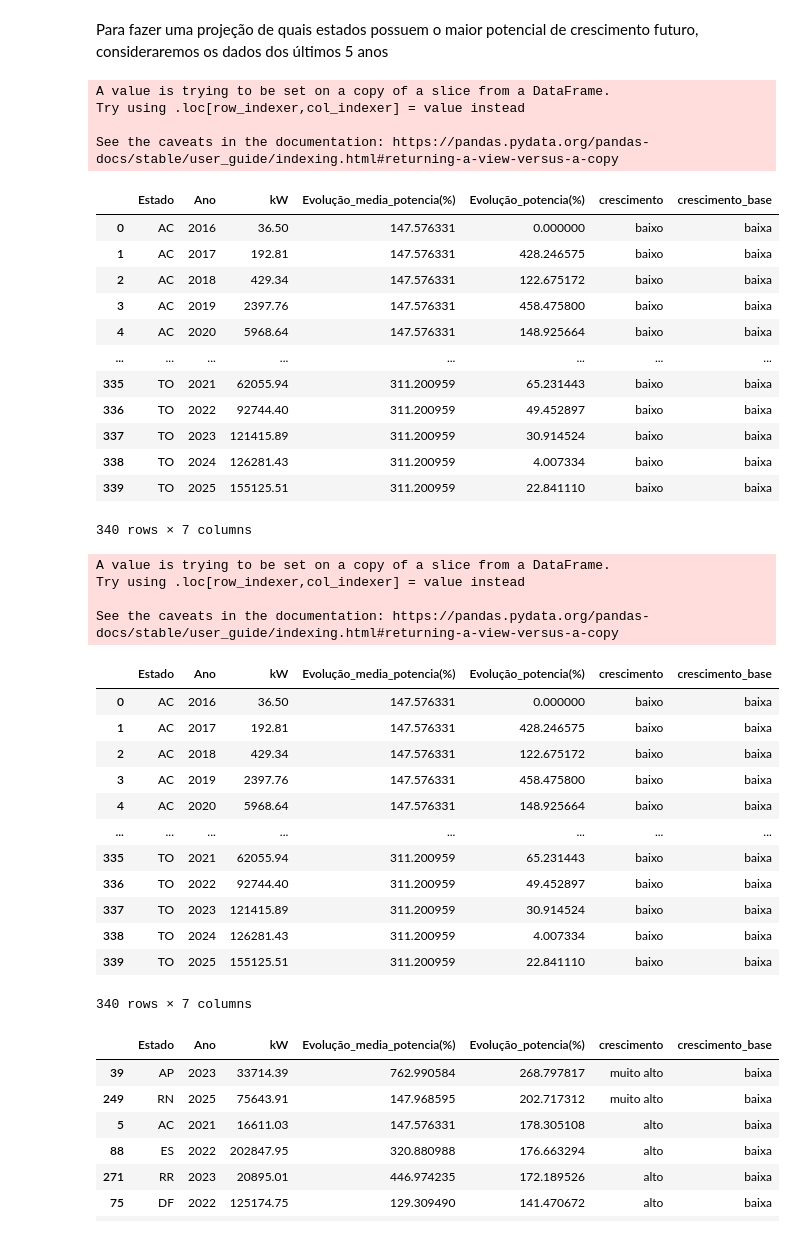
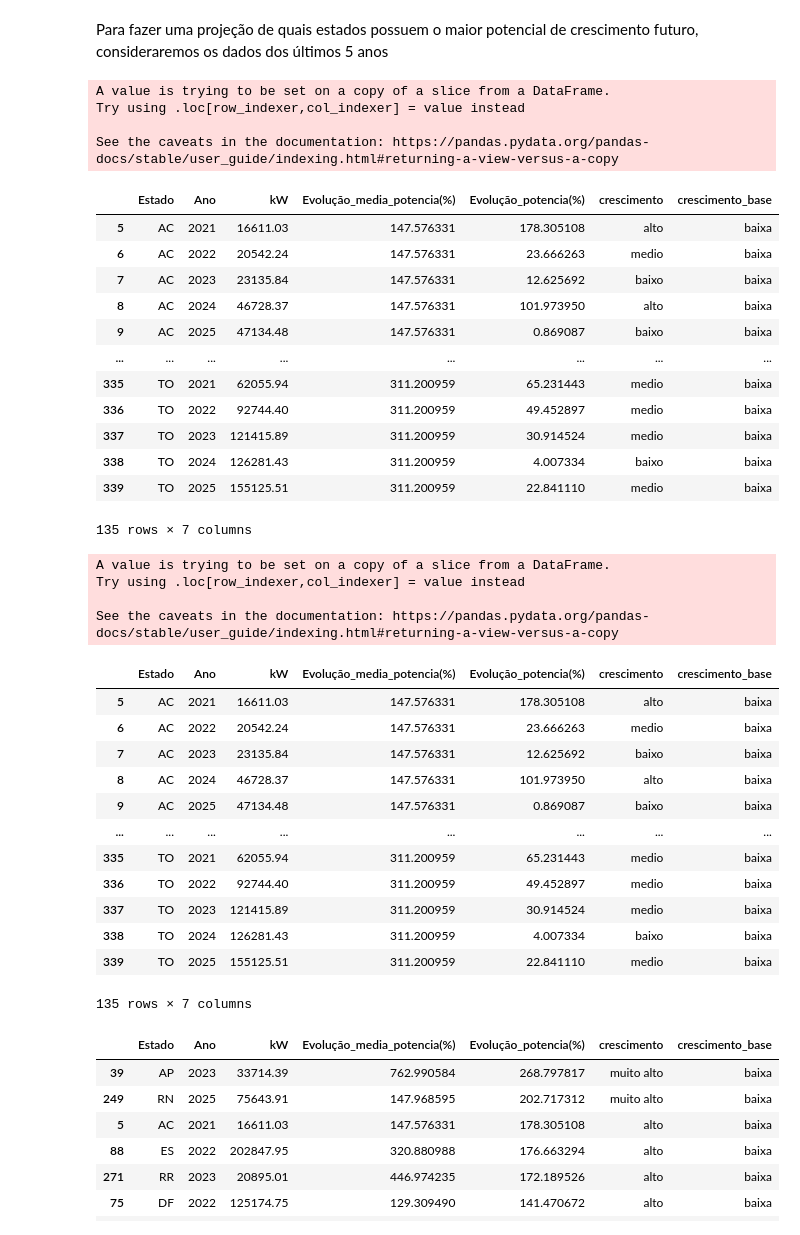
Before and after one commit to lannacassio/Fontes-Renovaveis-Aneel, a Jupyter notebook: Arquivo_Python/analise_aneel.ipynb, the cells around one changed output. Saved outputs shown, nothing was run; the diff lists cells and outputs as text; code cells hidden in the pictures.

```diff
--- a/Arquivo_Python/analise_aneel.ipynb
+++ b/Arquivo_Python/analise_aneel.ipynb
@@ -1454,50 +1597,50 @@ analise_recente = analise[analise['Ano'].isin(ano_valido)]
 # %%
 # Criando uma coluna com foco de determinar o nível de evolução ao longo do tempo
 
 analise_recente['crescimento'] = pd.cut(analise_recente['Evolução_potencia(%)'], 4, labels=['baixo', 'medio', 'alto', 'muito alto'])
 
-analise
+analise_recente
 # %% [output]
 A value is trying to be set on a copy of a slice from a DataFrame.
 Try using .loc[row_indexer,col_indexer] = value instead
 
 See the caveats in the documentation: https://pandas.pydata.org/pandas-docs/stable/user_guide/indexing.html#returning-a-view-versus-a-copy
 |  | Estado | Ano | kW | Evolução_media_potencia(%) | Evolução_potencia(%) | crescimento | crescimento_base |
-| 0 | AC | 2016 | 36.50 | 147.576331 | 0.000000 | baixo | baixa |
-| 1 | AC | 2017 | 192.81 | 147.576331 | 428.246575 | baixo | baixa |
-| 2 | AC | 2018 | 429.34 | 147.576331 | 122.675172 | baixo | baixa |
-| 3 | AC | 2019 | 2397.76 | 147.576331 | 458.475800 | baixo | baixa |
-| 4 | AC | 2020 | 5968.64 | 147.576331 | 148.925664 | baixo | baixa |
+| 5 | AC | 2021 | 16611.03 | 147.576331 | 178.305108 | alto | baixa |
+| 6 | AC | 2022 | 20542.24 | 147.576331 | 23.666263 | medio | baixa |
+| 7 | AC | 2023 | 23135.84 | 147.576331 | 12.625692 | baixo | baixa |
+| 8 | AC | 2024 | 46728.37 | 147.576331 | 101.973950 | alto | baixa |
+| 9 | AC | 2025 | 47134.48 | 147.576331 | 0.869087 | baixo | baixa |
 | ... | ... | ... | ... | ... | ... | ... | ... |
-| 335 | TO | 2021 | 62055.94 | 311.200959 | 65.231443 | baixo | baixa |
-| 336 | TO | 2022 | 92744.40 | 311.200959 | 49.452897 | baixo | baixa |
-| 337 | TO | 2023 | 121415.89 | 311.200959 | 30.914524 | baixo | baixa |
+| 335 | TO | 2021 | 62055.94 | 311.200959 | 65.231443 | medio | baixa |
+| 336 | TO | 2022 | 92744.40 | 311.200959 | 49.452897 | medio | baixa |
+| 337 | TO | 2023 | 121415.89 | 311.200959 | 30.914524 | medio | baixa |
 | 338 | TO | 2024 | 126281.43 | 311.200959 | 4.007334 | baixo | baixa |
-| 339 | TO | 2025 | 155125.51 | 311.200959 | 22.841110 | baixo | baixa |
+| 339 | TO | 2025 | 155125.51 | 311.200959 | 22.841110 | medio | baixa |
-340 rows × 7 columns
+135 rows × 7 columns
 # %%
 # determinar o nível de evolução da potência por estado
 analise_recente['crescimento_base'] = pd.cut(analise_recente['kW'], 4, labels=['baixa', 'media', 'alta', 'muito alta'])
 
-analise
+analise_recente
 # %% [output]
 A value is trying to be set on a copy of a slice from a DataFrame.
 Try using .loc[row_indexer,col_indexer] = value instead
 
 See the caveats in the documentation: https://pandas.pydata.org/pandas-docs/stable/user_guide/indexing.html#returning-a-view-versus-a-copy
 |  | Estado | Ano | kW | Evolução_media_potencia(%) | Evolução_potencia(%) | crescimento | crescimento_base |
-| 0 | AC | 2016 | 36.50 | 147.576331 | 0.000000 | baixo | baixa |
-| 1 | AC | 2017 | 192.81 | 147.576331 | 428.246575 | baixo | baixa |
-| 2 | AC | 2018 | 429.34 | 147.576331 | 122.675172 | baixo | baixa |
-| 3 | AC | 2019 | 2397.76 | 147.576331 | 458.475800 | baixo | baixa |
-| 4 | AC | 2020 | 5968.64 | 147.576331 | 148.925664 | baixo | baixa |
+| 5 | AC | 2021 | 16611.03 | 147.576331 | 178.305108 | alto | baixa |
+| 6 | AC | 2022 | 20542.24 | 147.576331 | 23.666263 | medio | baixa |
+| 7 | AC | 2023 | 23135.84 | 147.576331 | 12.625692 | baixo | baixa |
+| 8 | AC | 2024 | 46728.37 | 147.576331 | 101.973950 | alto | baixa |
+| 9 | AC | 2025 | 47134.48 | 147.576331 | 0.869087 | baixo | baixa |
 | ... | ... | ... | ... | ... | ... | ... | ... |
-| 335 | TO | 2021 | 62055.94 | 311.200959 | 65.231443 | baixo | baixa |
-| 336 | TO | 2022 | 92744.40 | 311.200959 | 49.452897 | baixo | baixa |
-| 337 | TO | 2023 | 121415.89 | 311.200959 | 30.914524 | baixo | baixa |
+| 335 | TO | 2021 | 62055.94 | 311.200959 | 65.231443 | medio | baixa |
+| 336 | TO | 2022 | 92744.40 | 311.200959 | 49.452897 | medio | baixa |
+| 337 | TO | 2023 | 121415.89 | 311.200959 | 30.914524 | medio | baixa |
 | 338 | TO | 2024 | 126281.43 | 311.200959 | 4.007334 | baixo | baixa |
-| 339 | TO | 2025 | 155125.51 | 311.200959 | 22.841110 | baixo | baixa |
+| 339 | TO | 2025 | 155125.51 | 311.200959 | 22.841110 | medio | baixa |
-340 rows × 7 columns
+135 rows × 7 columns
 # %%
 # Selecionando os estados que tem um alto crescimento anual, mas com um déficit de potência instaladas
 
```
Also changed, not shown: parts of 20 cells of this notebook.
